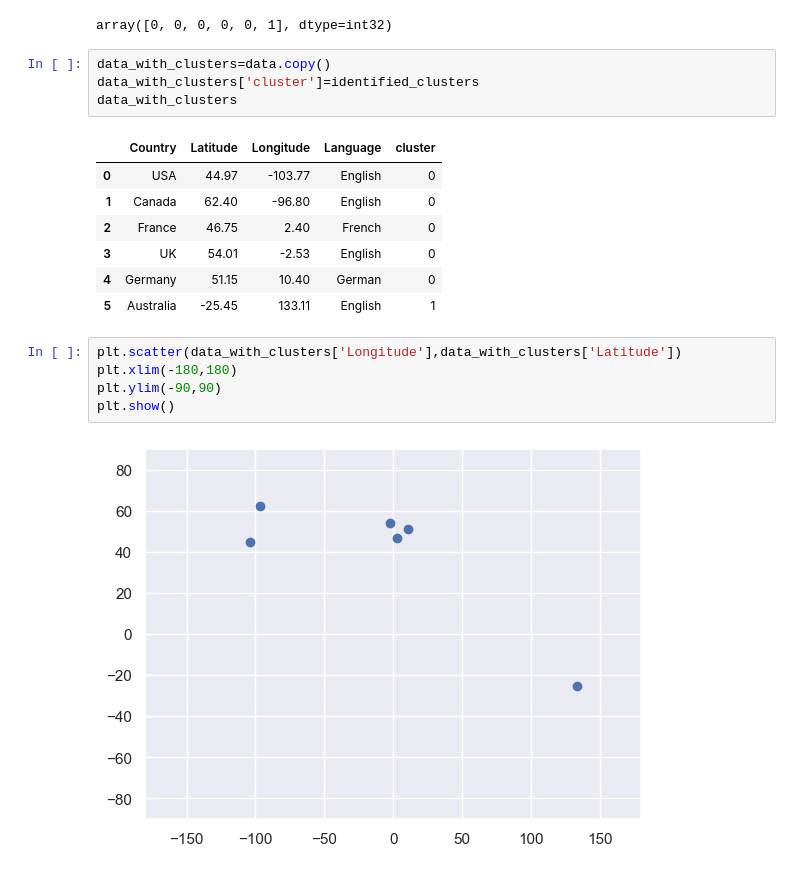
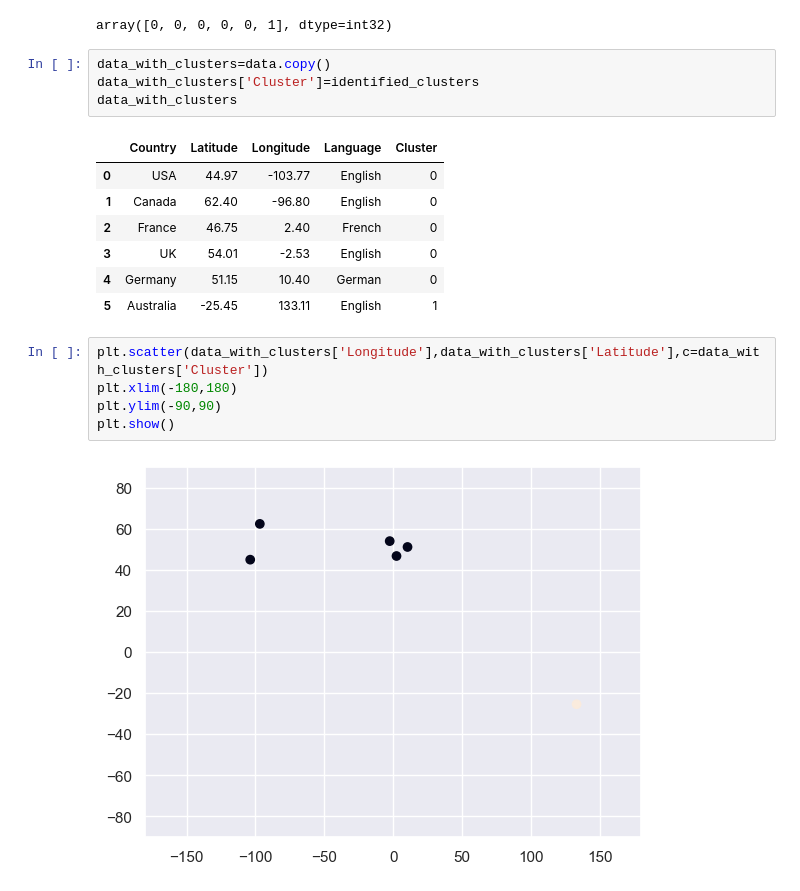
Before and after one commit to meraviverma/MachineLearning_Intro, a Jupyter notebook: the-data-science-bootcamp/Section 38 K-Means/K_MeansClustering.ipynb, the cells around one changed output. Saved outputs shown, nothing was run; the diff lists cells and outputs as text.

```diff
--- a/the-data-science-bootcamp/Section 38 K-Means/K_MeansClustering.ipynb
+++ b/the-data-science-bootcamp/Section 38 K-Means/K_MeansClustering.ipynb
@@ -55,10 +56,10 @@ identified_clusters
 array([0, 0, 0, 0, 0, 1], dtype=int32)
 # %%
 data_with_clusters=data.copy()
-data_with_clusters['cluster']=identified_clusters
+data_with_clusters['Cluster']=identified_clusters
 data_with_clusters
 # %% [output]
-|  | Country | Latitude | Longitude | Language | cluster |
+|  | Country | Latitude | Longitude | Language | Cluster |
 | 0 | USA | 44.97 | -103.77 | English | 0 |
 | 1 | Canada | 62.40 | -96.80 | English | 0 |
 | 2 | France | 46.75 | 2.40 | French | 0 |
@@ -66,9 +67,9 @@ data_with_clusters
 | 4 | Germany | 51.15 | 10.40 | German | 0 |
 | 5 | Australia | -25.45 | 133.11 | English | 1 |
 # %%
-plt.scatter(data_with_clusters['Longitude'],data_with_clusters['Latitude'])
+plt.scatter(data_with_clusters['Longitude'],data_with_clusters['Latitude'],c=data_with_clusters['Cluster'])
 plt.xlim(-180,180)
 plt.ylim(-90,90)
 plt.show()
 # %% [output]
-[figure, old version]
+[figure, new version]
```
Also changed, not shown: parts of 23 cells of this notebook, 2 other files.
